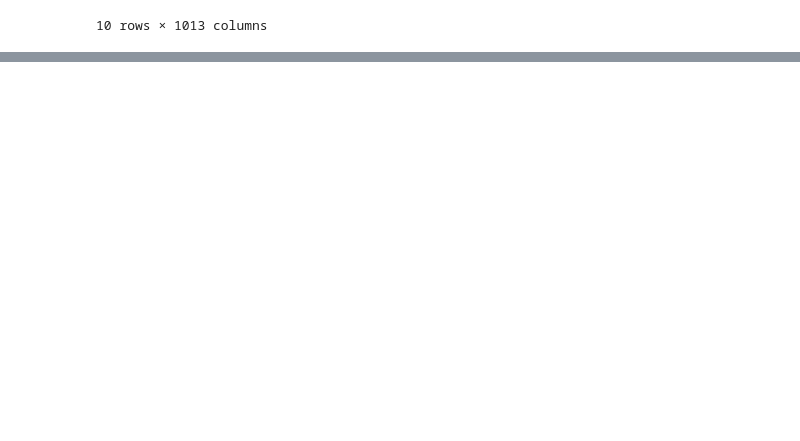
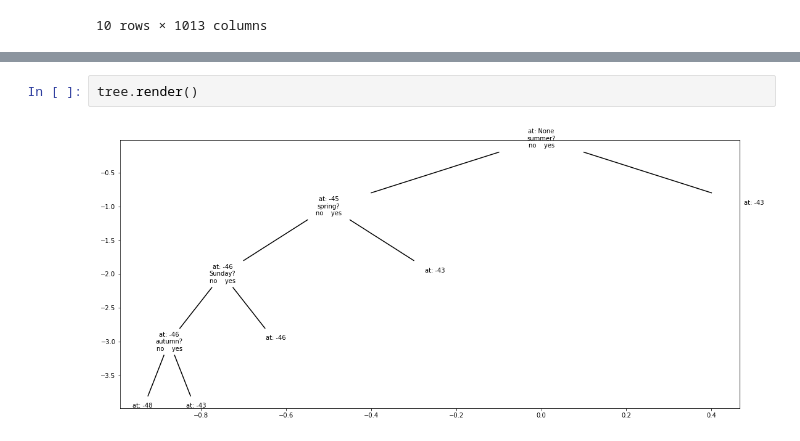
Before and after one commit to amitrajitbose/boston-subway-train-travel-time, a Jupyter notebook: departure_time.ipynb, the cells around one changed output, grey strips where cells are left out. Cells and saved outputs as stored; diff of their text form; blank space fills up the shorter version.

```diff
--- a/departure_time.ipynb
+++ b/departure_time.ipynb
@@ -323,0 +385,4 @@ tree.fit(features)
+# %%
+tree.render()
+# %% [output]
+[figure, added]
```
Also changed, not shown: parts of 10 cells of this notebook, 5 other files.
